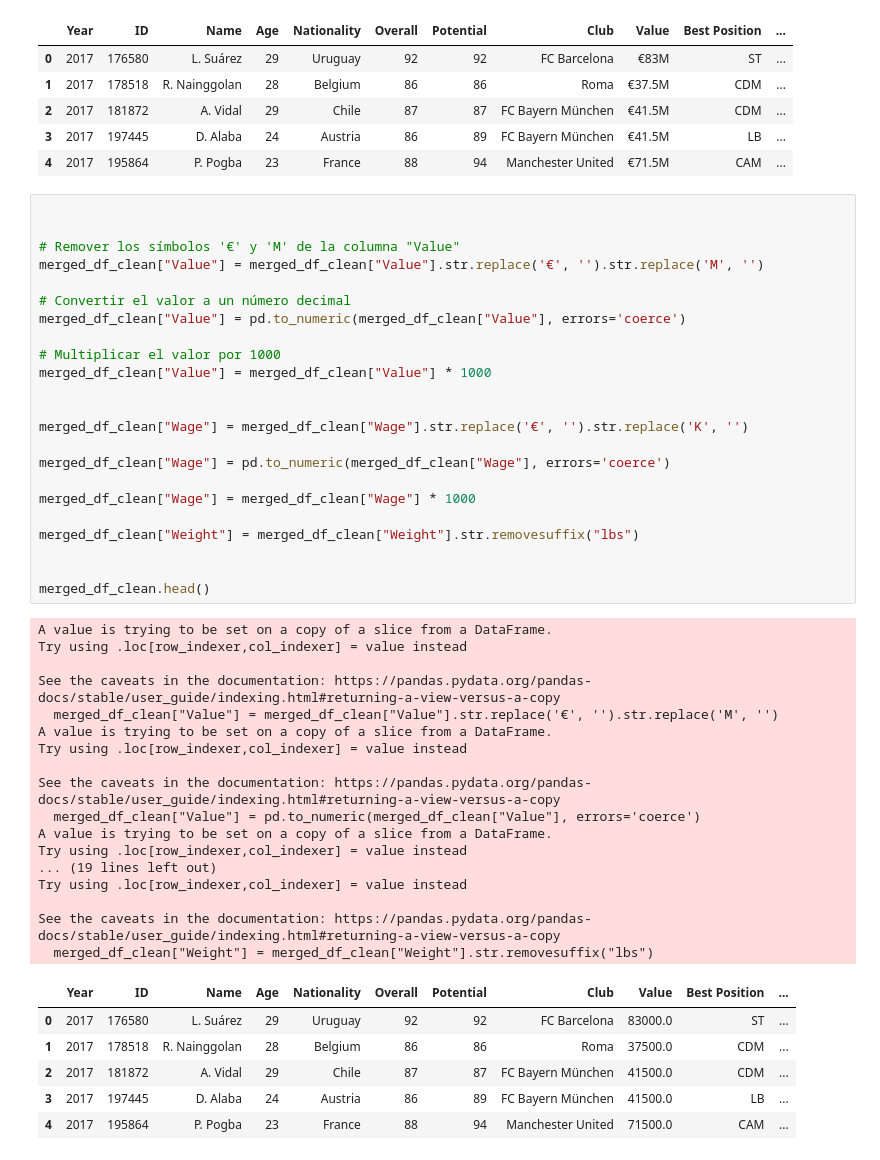
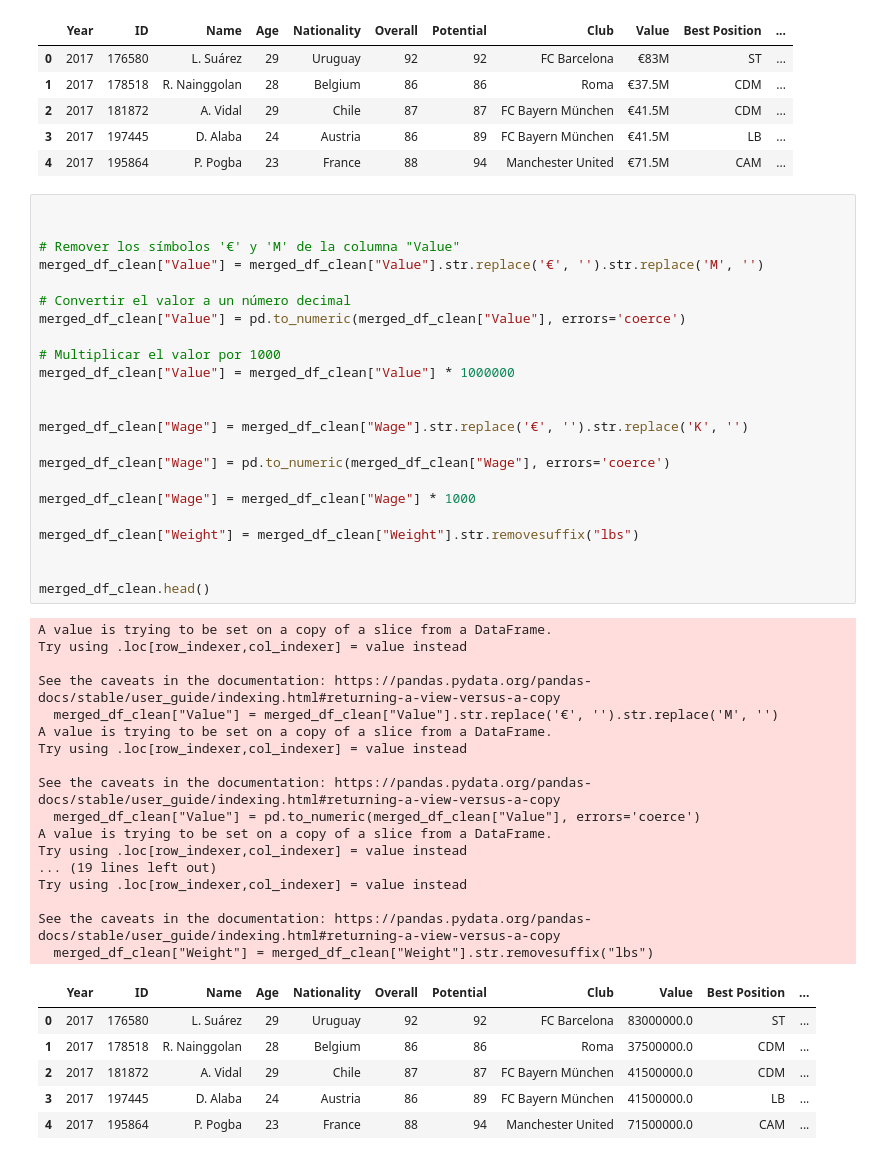
Before and after one commit to ferarsto/Project-1---Team-5-, a Jupyter notebook: Project_1_Team_5.ipynb, the cells around one changed output. Cells and saved outputs as stored; diff of their text form.

```diff
--- a/Project_1_Team_5.ipynb
+++ b/Project_1_Team_5.ipynb
@@ -38,43 +39,43 @@ merged_df_clean["Value"] = merged_df_clean["Value"].str.replace('€', '').str.r
 merged_df_clean["Value"] = pd.to_numeric(merged_df_clean["Value"], errors='coerce')
 
 # Multiplicar el valor por 1000
-merged_df_clean["Value"] = merged_df_clean["Value"] * 1000
+merged_df_clean["Value"] = merged_df_clean["Value"] * 1000000
 
 
 merged_df_clean["Wage"] = merged_df_clean["Wage"].str.replace('€', '').str.replace('K', '')
 
 merged_df_clean["Wage"] = pd.to_numeric(merged_df_clean["Wage"], errors='coerce')
 
 merged_df_clean["Wage"] = merged_df_clean["Wage"] * 1000
 
 merged_df_clean["Weight"] = merged_df_clean["Weight"].str.removesuffix("lbs")
 
 
 merged_df_clean.head()
 # %% [output]
 A value is trying to be set on a copy of a slice from a DataFrame.
 Try using .loc[row_indexer,col_indexer] = value instead
 
 See the caveats in the documentation: https://pandas.pydata.org/pandas-docs/stable/user_guide/indexing.html#returning-a-view-versus-a-copy
   merged_df_clean["Value"] = merged_df_clean["Value"].str.replace('€', '').str.replace('M', '')
 A value is trying to be set on a copy of a slice from a DataFrame.
 Try using .loc[row_indexer,col_indexer] = value instead
 
 See the caveats in the documentation: https://pandas.pydata.org/pandas-docs/stable/user_guide/indexing.html#returning-a-view-versus-a-copy
   merged_df_clean["Value"] = pd.to_numeric(merged_df_clean["Value"], errors='coerce')
 A value is trying to be set on a copy of a slice from a DataFrame.
 Try using .loc[row_indexer,col_indexer] = value instead
 ... (19 lines left out)
 Try using .loc[row_indexer,col_indexer] = value instead
 
 See the caveats in the documentation: https://pandas.pydata.org/pandas-docs/stable/user_guide/indexing.html#returning-a-view-versus-a-copy
   merged_df_clean["Weight"] = merged_df_clean["Weight"].str.removesuffix("lbs")
 |  | Year | ID | Name | Age | Nationality | Overall | Potential | Club | Value | Best Position | ... |
-| 0 | 2017 | 176580 | L. Suárez | 29 | Uruguay | 92 | 92 | FC Barcelona | 83000.0 | ST | ... |
-| 1 | 2017 | 178518 | R. Nainggolan | 28 | Belgium | 86 | 86 | Roma | 37500.0 | CDM | ... |
-| 2 | 2017 | 181872 | A. Vidal | 29 | Chile | 87 | 87 | FC Bayern München | 41500.0 | CDM | ... |
-| 3 | 2017 | 197445 | D. Alaba | 24 | Austria | 86 | 89 | FC Bayern München | 41500.0 | LB | ... |
-| 4 | 2017 | 195864 | P. Pogba | 23 | France | 88 | 94 | Manchester United | 71500.0 | CAM | ... |
+| 0 | 2017 | 176580 | L. Suárez | 29 | Uruguay | 92 | 92 | FC Barcelona | 83000000.0 | ST | ... |
+| 1 | 2017 | 178518 | R. Nainggolan | 28 | Belgium | 86 | 86 | Roma | 37500000.0 | CDM | ... |
+| 2 | 2017 | 181872 | A. Vidal | 29 | Chile | 87 | 87 | FC Bayern München | 41500000.0 | CDM | ... |
+| 3 | 2017 | 197445 | D. Alaba | 24 | Austria | 86 | 89 | FC Bayern München | 41500000.0 | LB | ... |
+| 4 | 2017 | 195864 | P. Pogba | 23 | France | 88 | 94 | Manchester United | 71500000.0 | CAM | ... |
 # %%
 
 merged_df_clean["Club"].fillna("Free Agent",inplace=True)
```
Also changed, not shown: parts of 16 cells of this notebook.
